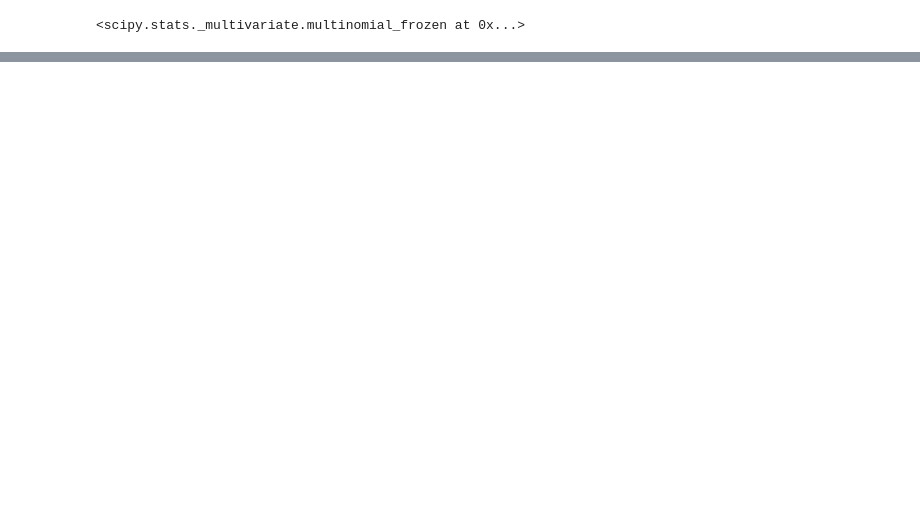
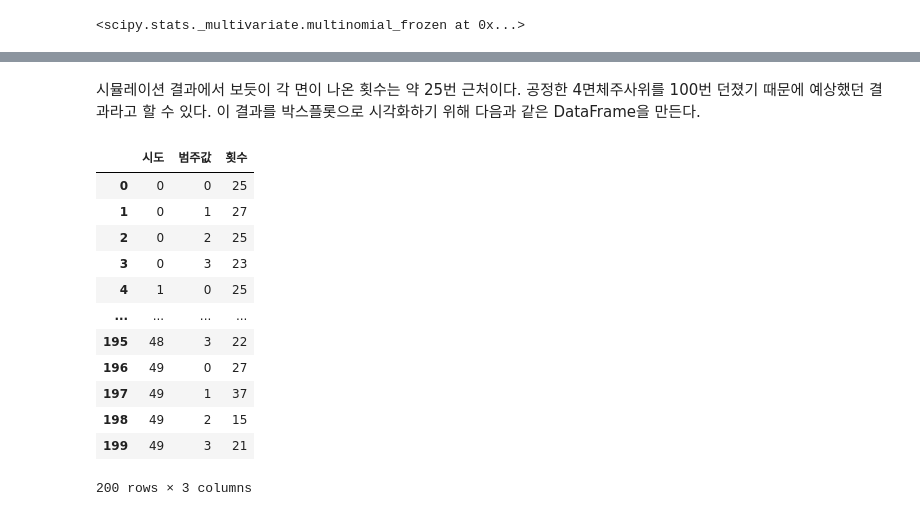
Before and after one commit to datascienceschool/book_data_analysis, a Jupyter notebook: _sources/ch02/02_05.ipynb, the cells around one changed output, grey strips where cells are left out. Drawn from its saved outputs; the diff is of its cells as text; code cells hidden in the pictures; blank space fills up the shorter version.

```diff
--- a/_sources/ch02/02_05.ipynb
+++ b/_sources/ch02/02_05.ipynb
@@ -322,0 +316,20 @@ for s in samples_K4N3:
+# %% [markdown]
+시뮬레이션 결과에서 보듯이 각 면이 나온 횟수는 약 25번 근처이다. 공정한 4면체주사위를 100번 던졌기 때문에 예상했던 결과라고 할 수 있다. 이 결과를 박스플롯으로 시각화하기 위해 다음과 같은 DataFrame을 만든다.
+# %%
+samples = samples_ohe.stack().reset_index()
+samples.columns = ["시도", "범주값", "횟수"]
+samples
+# %% [output]
+|  | 시도 | 범주값 | 횟수 |
+| 0 | 0 | 0 | 25 |
+| 1 | 0 | 1 | 27 |
+| 2 | 0 | 2 | 25 |
+| 3 | 0 | 3 | 23 |
+| 4 | 1 | 0 | 25 |
+| ... | ... | ... | ... |
+| 195 | 48 | 3 | 22 |
+| 196 | 49 | 0 | 27 |
+| 197 | 49 | 1 | 37 |
+| 198 | 49 | 2 | 15 |
+| 199 | 49 | 3 | 21 |
+200 rows × 3 columns
```
Also changed, not shown: parts of 8 cells of this notebook, 3 other files.
